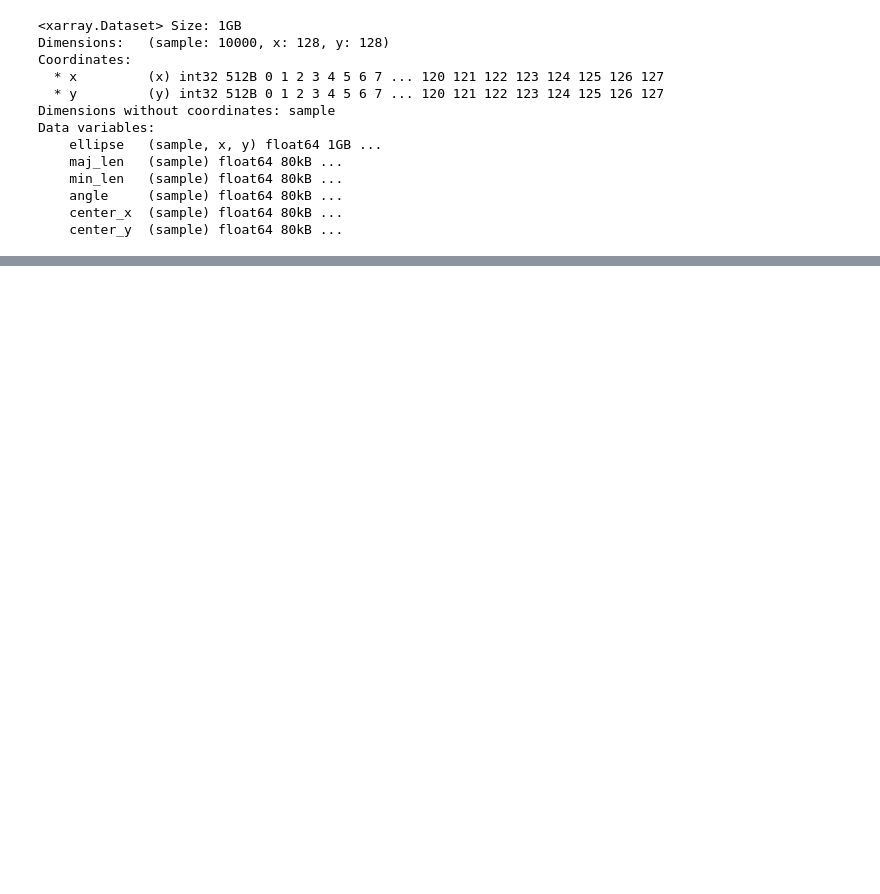
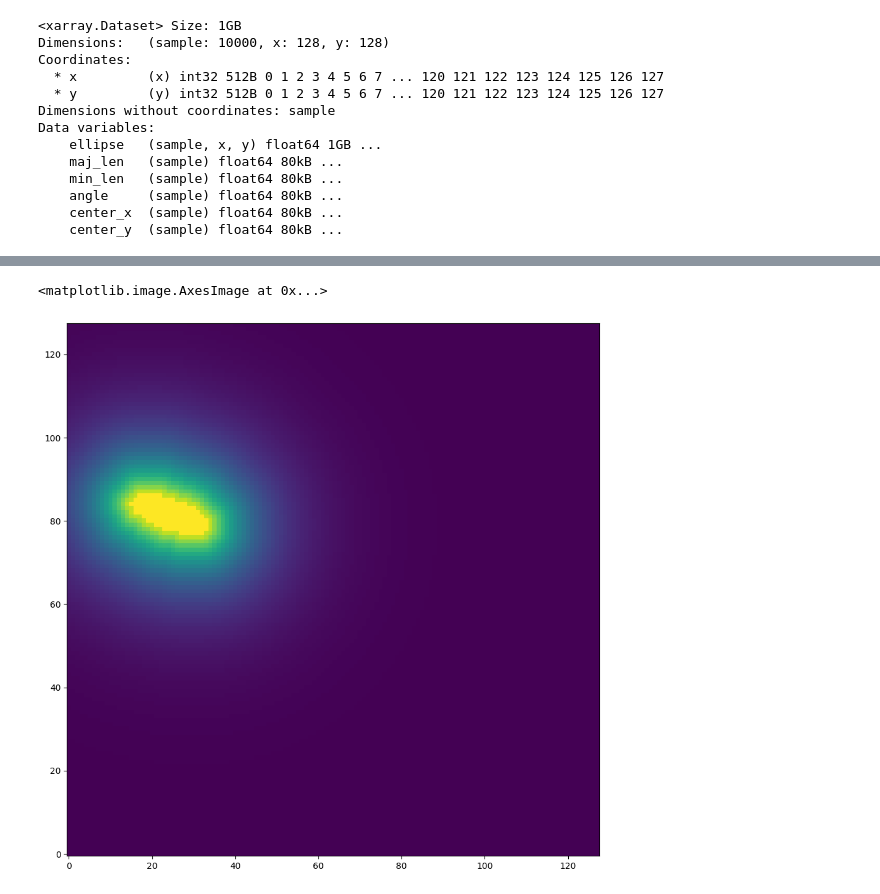
Before and after one commit to zyjux/glp, a Jupyter notebook: synthetic_data/synth_data_visualization.ipynb, the cells around one changed output, grey strips where cells are left out. Cells and saved outputs as stored; diff of their text form; code cells hidden in the pictures; blank space fills up the shorter version.

```diff
--- a/synthetic_data/synth_data_visualization.ipynb
+++ b/synthetic_data/synth_data_visualization.ipynb
@@ -32,0 +33,6 @@ for i, this_ax in enumerate(np.ravel(ax)):
+# %%
+F, ax = plt.subplots(1, 1, figsize=(11, 12))
+ax.imshow(ds.ellipse.isel({"sample": 7652}), origin="lower")
+# %% [output]
+<matplotlib.image.AxesImage at 0x...>
+[figure, added]
```
Also changed, not shown: parts of 1 cell of this notebook.
